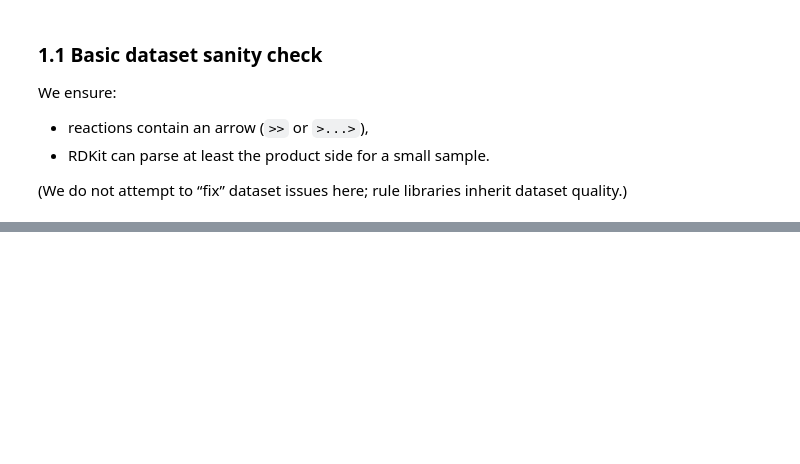
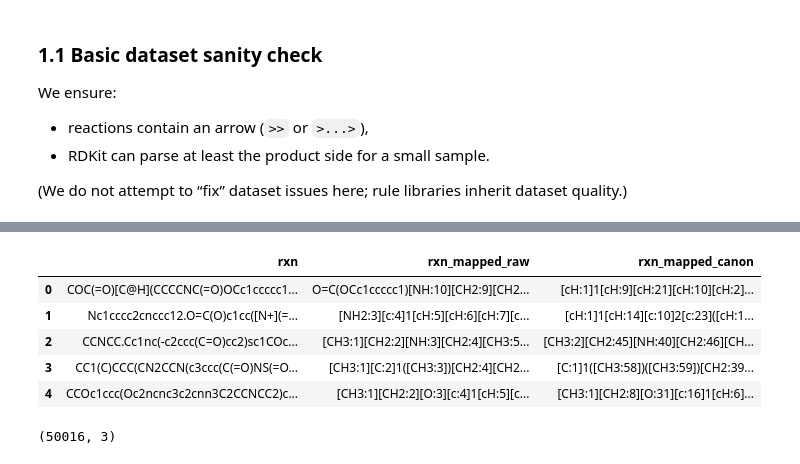
Before and after one commit to TieuLongPhan/SynEdu, a Jupyter notebook: synedu/S10/S10.ipynb, the cells around one changed output, grey strips where cells are left out. Saved outputs shown, nothing was run; the diff lists cells and outputs as text; code cells hidden in the pictures; blank space fills up the shorter version.

```diff
--- a/synedu/S10/S10.ipynb
+++ b/synedu/S10/S10.ipynb
@@ -288,0 +455,29 @@ dfN[["rxn", "rxn_mapped_raw", "rxn_mapped_canon"]].head()
+# %%
+from tqdm import tqdm
+from synkit.Chem.Reaction.canon_rsmi import CanonRSMI
+
+def canon_aam(aam: str):
+    canon = CanonRSMI(backend='wl', wl_iterations=3).canonicalise(aam)
+    return canon.canonical_rsmi
+
+
+
+
+dfN["rxn_mapped_canon"] = [
+    canon_aam(x) if isinstance(x, str) else ""
+    for x in tqdm(dfN["rxn_mapped_raw"], desc="Canonicalize")
+]
+
+dfN[["rxn", "rxn_mapped_raw", "rxn_mapped_canon"]].head()
+# %% [output]
+|  | rxn | rxn_mapped_raw | rxn_mapped_canon |
+| 0 | COC(=O)[C@H](CCCCNC(=O)OCc1ccccc1... | O=C(OCc1ccccc1)[NH:10][CH2:9][CH2... | [cH:1]1[cH:9][cH:21][cH:10][cH:2]... |
+| 1 | Nc1cccc2cnccc12.O=C(O)c1cc([N+](=... | [NH2:3][c:4]1[cH:5][cH:6][cH:7][c... | [cH:1]1[cH:14][c:10]2[c:23]([cH:1... |
+| 2 | CCNCC.Cc1nc(-c2ccc(C=O)cc2)sc1COc... | [CH3:1][CH2:2][NH:3][CH2:4][CH3:5... | [CH3:2][CH2:45][NH:40][CH2:46][CH... |
+| 3 | CC1(C)CCC(CN2CCN(c3ccc(C(=O)NS(=O... | [CH3:1][C:2]1([CH3:3])[CH2:4][CH2... | [C:1]1([CH3:58])([CH3:59])[CH2:39... |
+| 4 | CCOc1ccc(Oc2ncnc3c2cnn3C2CCNCC2)c... | [CH3:1][CH2:2][O:3][c:4]1[cH:5][c... | [CH3:1][CH2:8][O:31][c:16]1[cH:6]... |
+# %%
+df = dfN[['id', 'class', 'rxn_mapped_canon']]
+df.shape
+# %% [output]
+(50016, 3)
```
Also changed, not shown: parts of 31 cells of this notebook, 1 other file.
